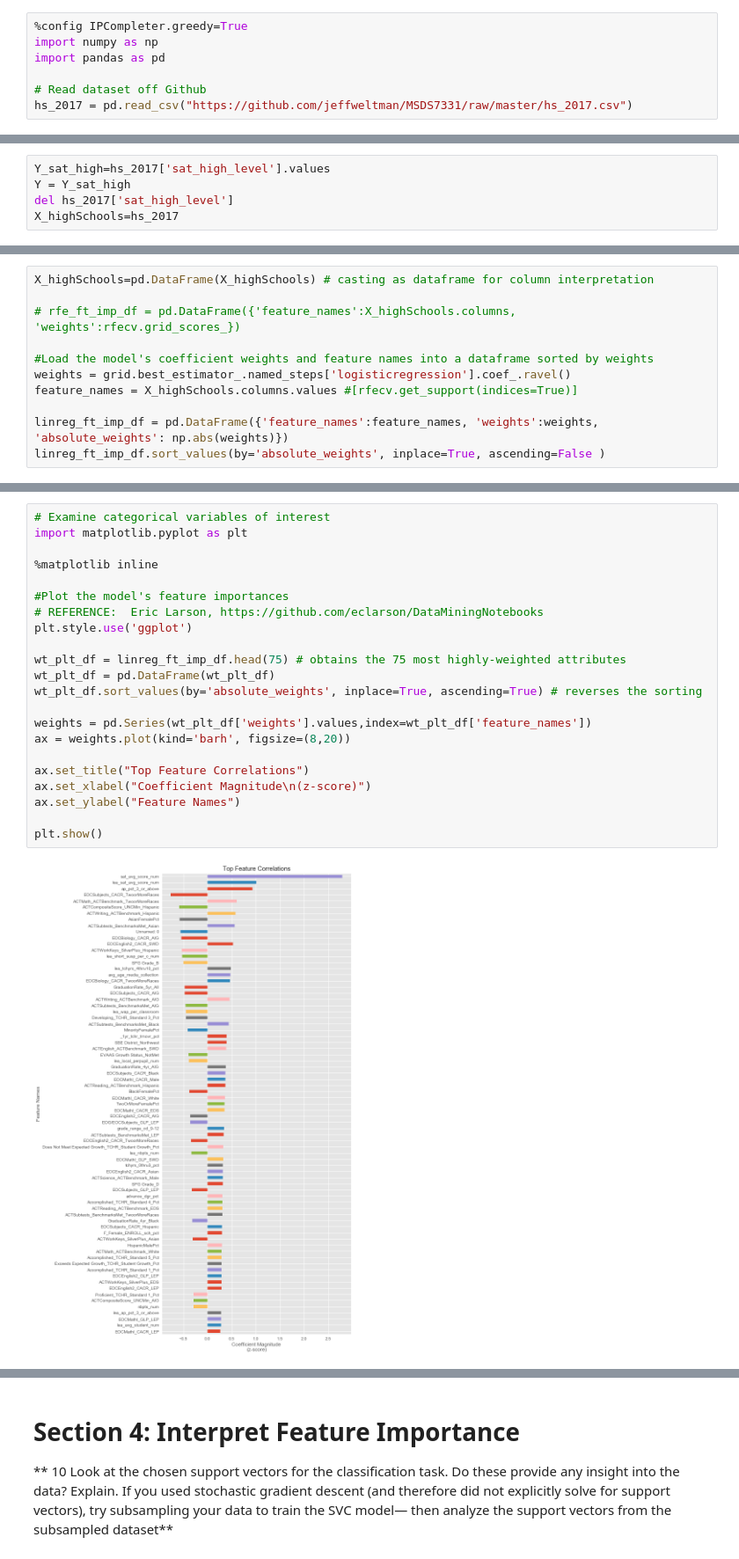
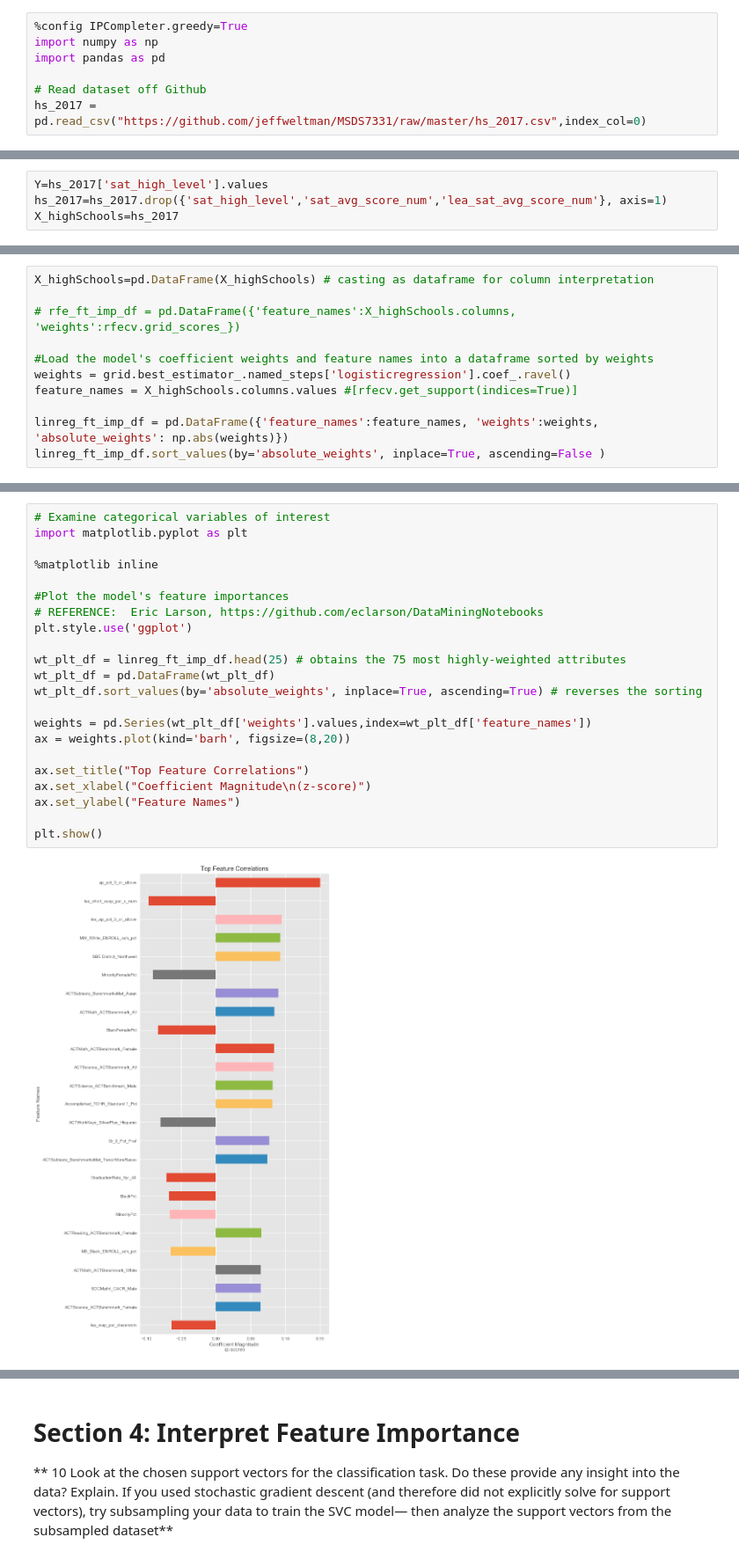
Before and after one commit to jeffweltman/MSDS7331, a Jupyter notebook: MSDS7331 - MiniProject1 - Logistic Regression & SVM.ipynb, the cells around one changed output, grey strips where cells are left out. Shown at 88% size. Saved outputs shown, nothing was run; the diff lists cells and outputs as text.

```diff
--- a/MSDS7331 - MiniProject1 - Logistic Regression & SVM.ipynb
+++ b/MSDS7331 - MiniProject1 - Logistic Regression & SVM.ipynb
@@ -31,7 +31,7 @@ import numpy as np
 import pandas as pd
 
 # Read dataset off Github
-hs_2017 = pd.read_csv("https://github.com/jeffweltman/MSDS7331/raw/master/hs_2017.csv")
+hs_2017 = pd.read_csv("https://github.com/jeffweltman/MSDS7331/raw/master/hs_2017.csv",index_col=0)
 # %% [markdown]
 Prior to splitting our data for prediction, we can utilize a count plot to show the distribution for our response variable, *sat_high_level*, as a comparison baseline.
 We can see that approximately one-third of the schools meet our predefined threshold, equating to 37.77% of objects having a value of 1 and the remaining 62.23% having a value of 0.
@@ -57,9 +57,8 @@ Name: sat_high_level, dtype: int64
 # %% [markdown]
 First, we establish the parameters for our logistic regression, setting X and Y as well as defining the train/test split.
 # %%
-Y_sat_high=hs_2017['sat_high_level'].values
-Y = Y_sat_high
-del hs_2017['sat_high_level']
+Y=hs_2017['sat_high_level'].values
+hs_2017=hs_2017.drop({'sat_high_level','sat_avg_score_num','lea_sat_avg_score_num'}, axis=1)
 X_highSchools=hs_2017
 # %%
 #Divide data into test and training splits
@@ -244,24 +247,24 @@ linreg_ft_imp_df.sort_values(by='absolute_weights', inplace=True, ascending=Fals
 # %%
 # Examine categorical variables of interest
 import matplotlib.pyplot as plt
 
 %matplotlib inline
 
 #Plot the model's feature importances
 # REFERENCE:  Eric Larson, https://github.com/eclarson/DataMiningNotebooks
 plt.style.use('ggplot')
 
-wt_plt_df = linreg_ft_imp_df.head(75) # obtains the 75 most highly-weighted attributes
+wt_plt_df = linreg_ft_imp_df.head(25) # obtains the 75 most highly-weighted attributes
 wt_plt_df = pd.DataFrame(wt_plt_df)
 wt_plt_df.sort_values(by='absolute_weights', inplace=True, ascending=True) # reverses the sorting
 
 weights = pd.Series(wt_plt_df['weights'].values,index=wt_plt_df['feature_names'])
 ax = weights.plot(kind='barh', figsize=(8,20))
 
 ax.set_title("Top Feature Correlations")
 ax.set_xlabel("Coefficient Magnitude\n(z-score)")
 ax.set_ylabel("Feature Names")
 
 plt.show()
 # %% [output]
-[figure, old version]
+[figure, new version]
```
Also changed, not shown: parts of 7 cells of this notebook.
